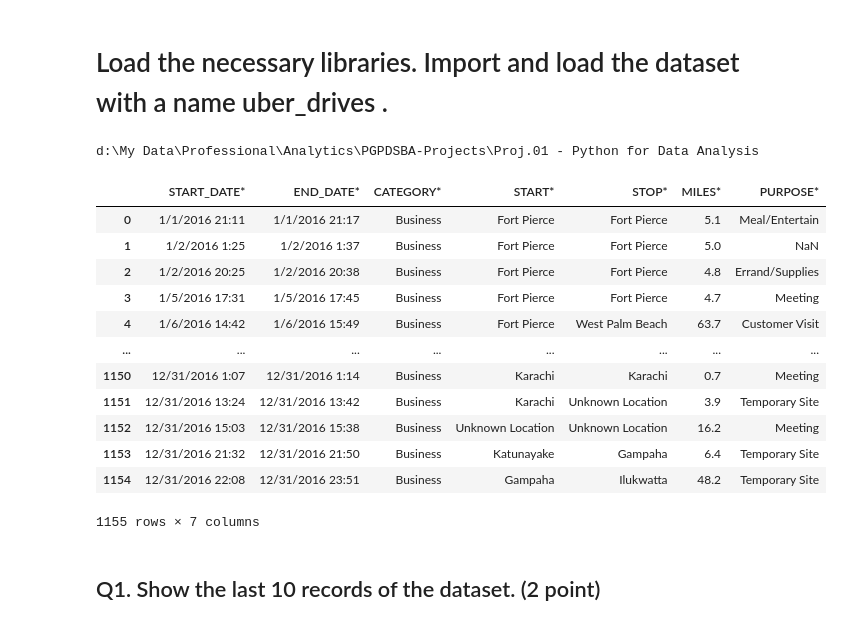
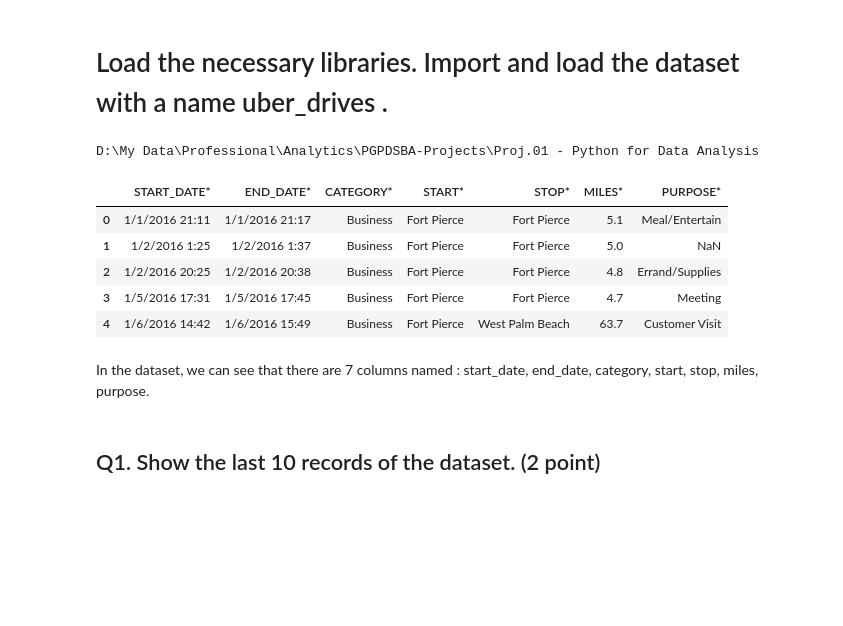
Before and after one commit to shubhanalytics/PGPDSBA-Projects, a Jupyter notebook: Proj.01 - Python for Data Analysis/Uber Drive.ipynb, the cells around one changed output. Cells and saved outputs as stored; diff of their text form; code cells hidden in the pictures; blank space fills up the shorter version.

```diff
--- a/Proj.01 - Python for Data Analysis/Uber Drive.ipynb
+++ b/Proj.01 - Python for Data Analysis/Uber Drive.ipynb
@@ -16,28 +16,24 @@ import matplotlib.pyplot as plt
 # %%
 # Get the Data
 
 # checking the current working directory and printing in the output to get confirmed
 print(os.getcwd())
 
 # read or load the csv file uberdrive.csv
-uber_drives = pd.read_csv(r'D:\My Data\Professional\Analytics\PGPDSBA-Projects\Proj.01 - Python for Data Analysis\Uber_Drive.csv') # Assuming the file is uploaded to the current working directory or /content/
+uber_drives = pd.read_csv(r'D:\My Data\Professional\Analytics\PGPDSBA-Projects\Proj.01 - Python for Data Analysis\Uber_Drive.csv')
 
-uber_drives
+#after loading - printing the top 5 rows using head
+uber_drives.head()
 # %% [output]
-d:\My Data\Professional\Analytics\PGPDSBA-Projects\Proj.01 - Python for Data Analysis
+D:\My Data\Professional\Analytics\PGPDSBA-Projects\Proj.01 - Python for Data Analysis
 |  | START_DATE* | END_DATE* | CATEGORY* | START* | STOP* | MILES* | PURPOSE* |
 | 0 | 1/1/2016 21:11 | 1/1/2016 21:17 | Business | Fort Pierce | Fort Pierce | 5.1 | Meal/Entertain |
 | 1 | 1/2/2016 1:25 | 1/2/2016 1:37 | Business | Fort Pierce | Fort Pierce | 5.0 | NaN |
 | 2 | 1/2/2016 20:25 | 1/2/2016 20:38 | Business | Fort Pierce | Fort Pierce | 4.8 | Errand/Supplies |
 | 3 | 1/5/2016 17:31 | 1/5/2016 17:45 | Business | Fort Pierce | Fort Pierce | 4.7 | Meeting |
 | 4 | 1/6/2016 14:42 | 1/6/2016 15:49 | Business | Fort Pierce | West Palm Beach | 63.7 | Customer Visit |
-| ... | ... | ... | ... | ... | ... | ... | ... |
-| 1150 | 12/31/2016 1:07 | 12/31/2016 1:14 | Business | Karachi | Karachi | 0.7 | Meeting |
-| 1151 | 12/31/2016 13:24 | 12/31/2016 13:42 | Business | Karachi | Unknown Location | 3.9 | Temporary Site |
-| 1152 | 12/31/2016 15:03 | 12/31/2016 15:38 | Business | Unknown Location | Unknown Location | 16.2 | Meeting |
-| 1153 | 12/31/2016 21:32 | 12/31/2016 21:50 | Business | Katunayake | Gampaha | 6.4 | Temporary Site |
-| 1154 | 12/31/2016 22:08 | 12/31/2016 23:51 | Business | Gampaha | Ilukwatta | 48.2 | Temporary Site |
-1155 rows × 7 columns
+# %% [markdown]
+In the dataset, we can see that there are 7 columns named : start_date, end_date, category, start, stop, miles, purpose.
 # %%
 #pd.set_option('display.max_columns', None)   # to display all the columns in the dataframe without any truncation
 #pd.set_option('display.max_rows', None)      # to display all the rows in the dataframe without any truncation
```
Also changed, not shown: parts of 5 cells of this notebook.
